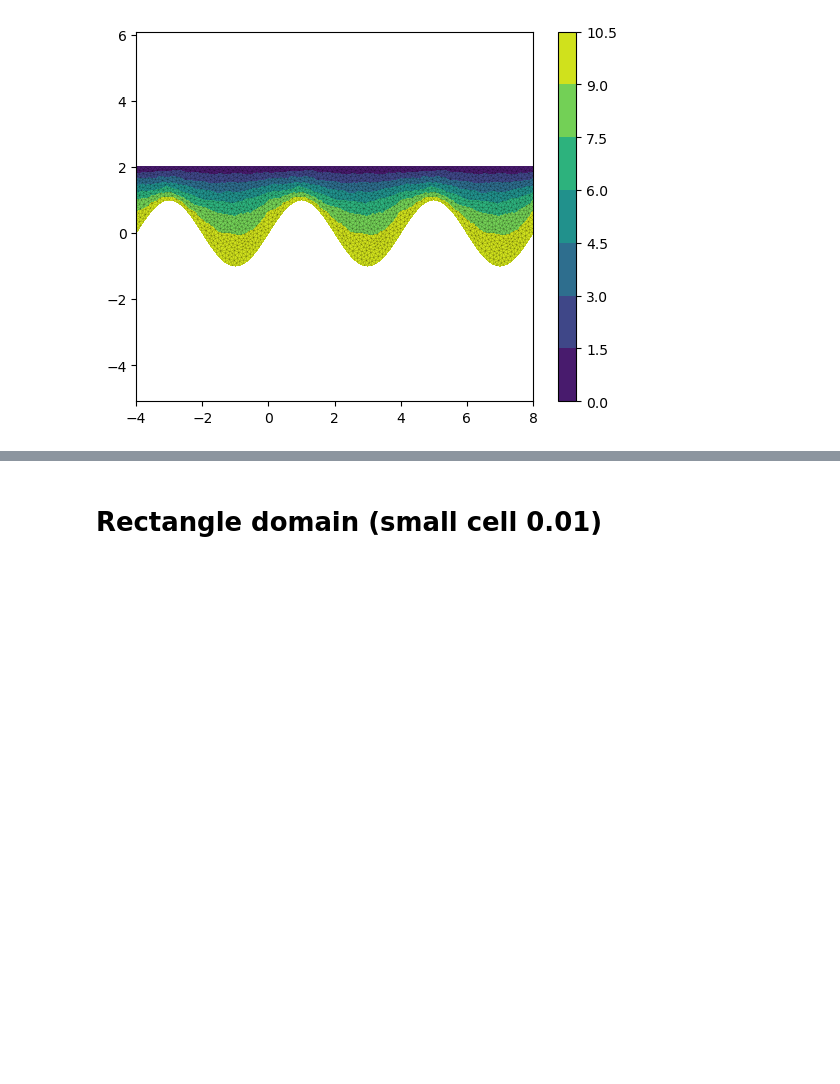
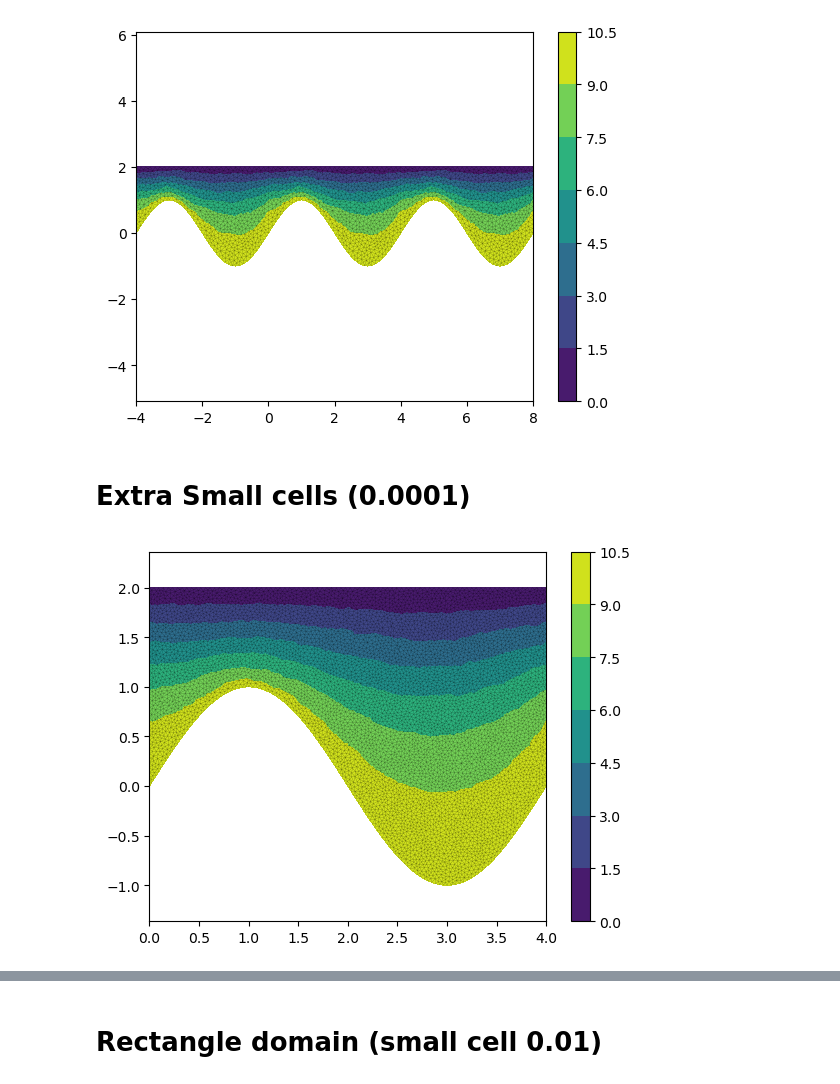
Before and after one commit to sanonesan/2d_Laplace_eq_FEM, a Jupyter notebook: laplace_eq.ipynb, the cells around one changed output, grey strips where cells are left out. Cells and saved outputs as stored; diff of their text form; code cells hidden in the pictures; blank space fills up the shorter version.

Commit message:
extra_small_grid

```diff
--- a/laplace_eq.ipynb
+++ b/laplace_eq.ipynb
@@ -109,3 +109,22 @@ plt.axis('equal')
 plt.show()
 # %% [output]
 [figure]
+# %% [markdown]
+<h1> Extra Small cells (0.0001)
+# %%
+df_x_y = pd.read_csv("/home/san/Code/2d_Laplace_eq_FEM/domains/domain_1/mesh0001/mesh_nodes.csv")
+df_z = pd.read_csv("/home/san/Code/2d_Laplace_eq_FEM/output/domain_1/mesh0001/Test_domain_1_sin_mesh_0001_solution.csv")
+df_elements = pd.read_csv("/home/san/Code/2d_Laplace_eq_FEM/domains/domain_1/mesh0001/mesh_polygons.csv")
+for element in df_elements.values:
+    element -= 1;
+
+triangulation = tri.Triangulation(df_x_y["x"].values, df_x_y["y"].values, triangles=df_elements.values)
+plt.tricontourf(triangulation, df_z["sol"].values)
+# show
+plot_fem_mesh(df_x_y["x"].values, df_x_y["y"].values, df_elements.values, 0.05)
+
+plt.colorbar()
+plt.axis('equal')
+plt.show()
+# %% [output]
+[figure, added]
```
Also changed, not shown: parts of 1 cell of this notebook, 16 other files.
